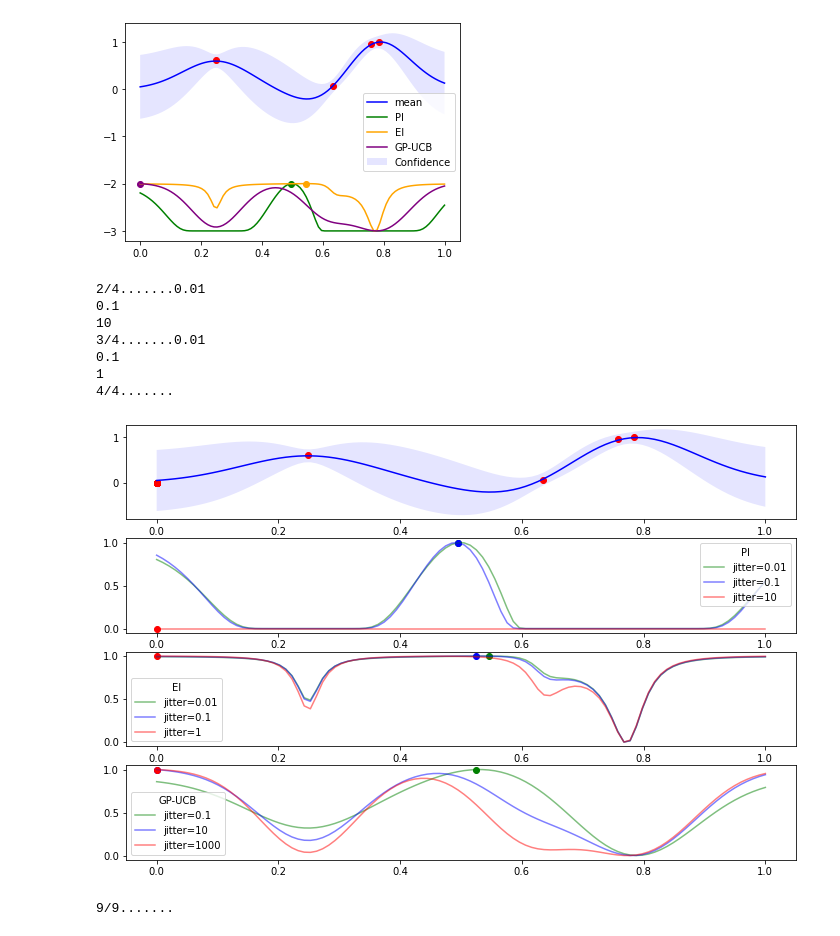
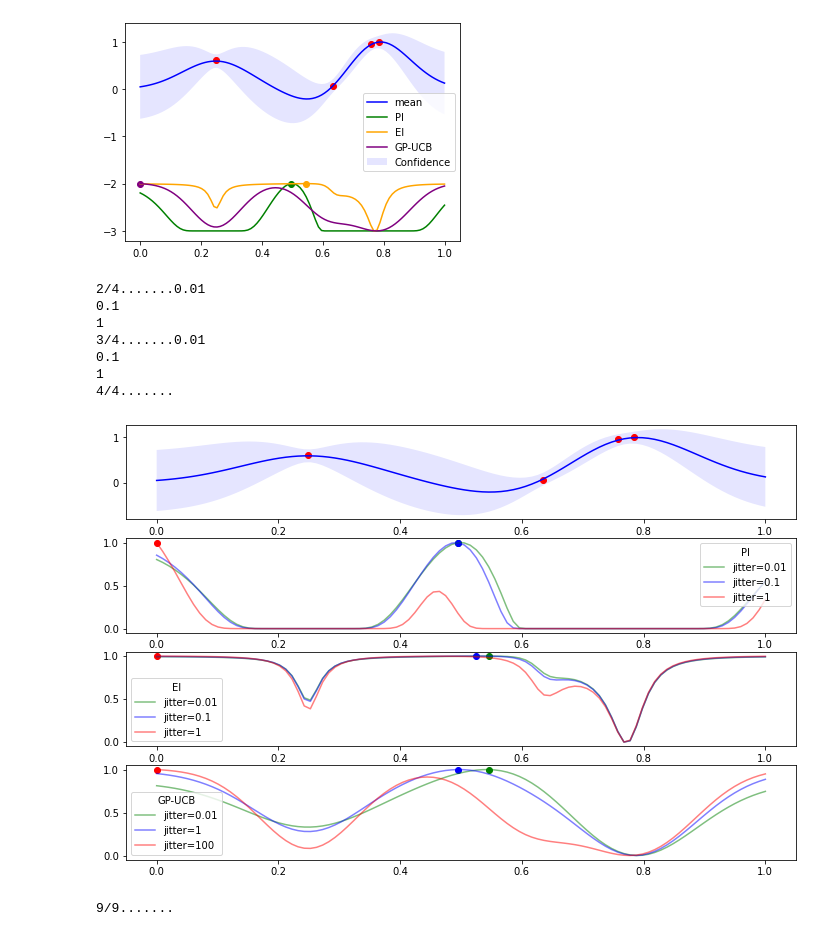
Before and after one commit to kan-nan-sohta/myBO, a Jupyter notebook: sample.ipynb, the cells around one changed output. Saved outputs shown, nothing was run; the diff lists cells and outputs as text; code cells hidden in the pictures.

```diff
--- a/sample.ipynb
+++ b/sample.ipynb
@@ -84,36 +84,36 @@ ax[0].plot(X_array, mu, c='b', label='mean')
 ax[0].fill_between(X_array,(mu+(std**0.5)).reshape(-1),(mu-(std**0.5)).reshape(-1),facecolor='b',alpha=0.1, label='Confidence')
 ax[0].scatter(X, Y, c ='r')
 for i in range(1, nrows*ncols):
     print(f'\r{i+1}/{nrows*ncols}.......', end='')
     _r= i//ncols
     _c= i%ncols
     acqs = [PI, EI, UCB]
     acqs_st = ['PI', 'EI', 'GP-UCB']
-    params = [[0.01, 0.1, 10], [0.01, 0.1, 1], [0.1, 10, 1000]]
+    params = [[0.01, 0.1, 1], [0.01, 0.1, 1], [0.01, 1, 100]]
     colors = ['g', 'b', 'r']
     for j in range(3):
         if i == 3:
             acqs[i-1].beta = params[i-1][j]
         else:
             acqs[i-1].jitter = params[i-1][j]
             print(acqs[i-1].jitter)
         acq  = mms.fit_transform(acqs[i-1].acq(mu, std))
         idx = np.argmax(acq)
 
         ax[_r].plot(X_array, acq, c=colors[j], alpha=0.5, label=f'jitter={params[i-1][j]}')
         ax[_r].scatter(X_array[idx], acq[idx], c=colors[j])
     ax[_r].legend(title=acqs_st[i-1])
     X = np.append(X, X_array[idx])
     Y = np.append(Y, f(X_array[idx]))
 # %% [output]
 2/4.......0.01
 0.1
-10
+1
 3/4.......0.01
 0.1
 1
 4/4.......
-[figure, old version]
+[figure, new version]
 # %%
 nrows=3
 ncols=3
```
